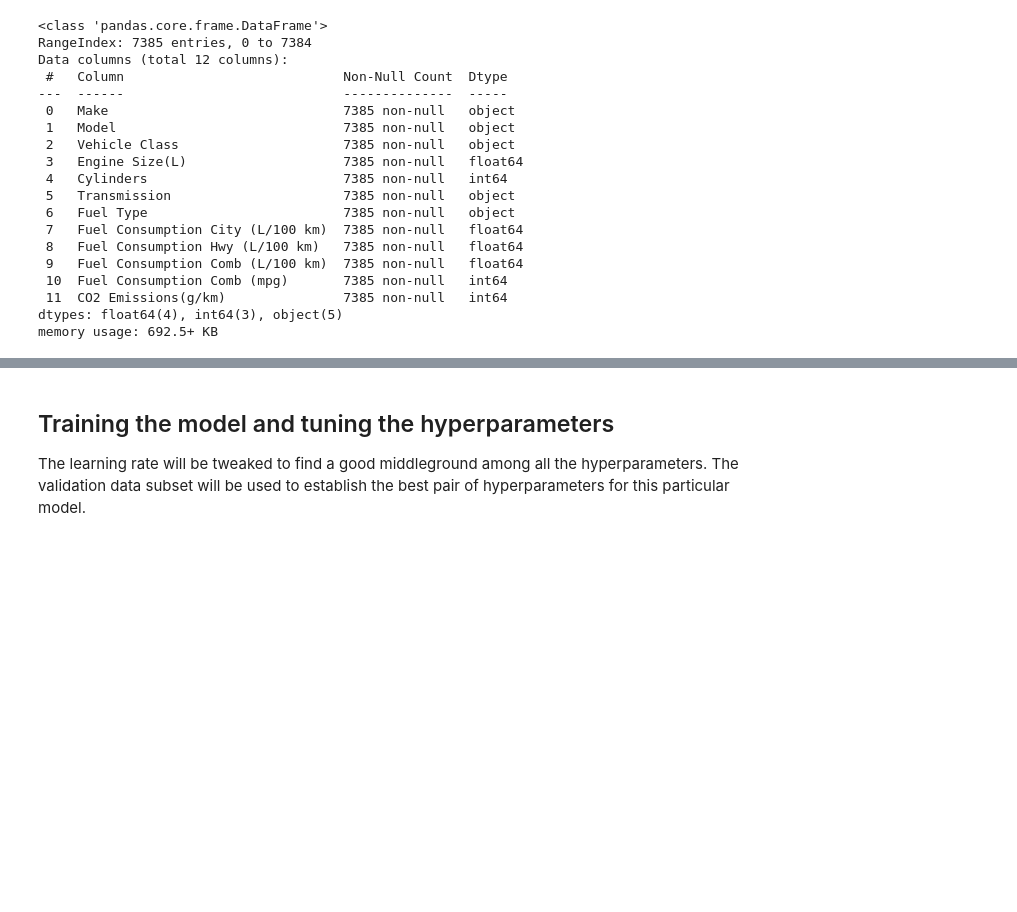
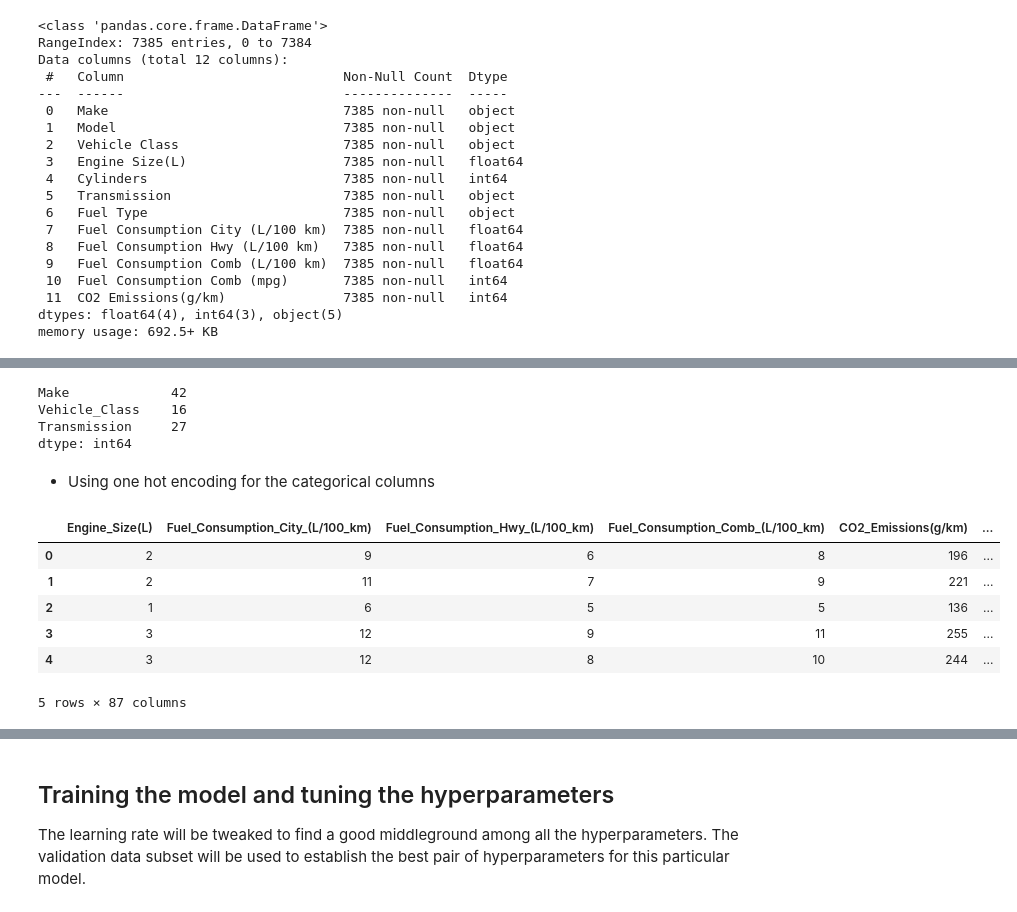
Before and after one commit to timid-angel/co2-emissions-prediction-model, a Jupyter notebook: Linear_Regression02.ipynb, the cells around one changed output, grey strips where cells are left out. Saved outputs shown, nothing was run; the diff lists cells and outputs as text; code cells hidden in the pictures; blank space fills up the shorter version.

```diff
--- a/Linear_Regression02.ipynb
+++ b/Linear_Regression02.ipynb
@@ -134,2 +141,29 @@ data.head()
+# %%
+# Lets see how many unique categories we have for the categorical columns
+categorical_columns = ['Make', 'Vehicle_Class', 'Transmission']
+unique_counts = data[categorical_columns].nunique()
+
+print(unique_counts)
+# %% [output]
+Make             42
+Vehicle_Class    16
+Transmission     27
+dtype: int64
+# %% [markdown]
+- Using one hot encoding for the categorical columns
+# %%
+
+encoded_data = pd.get_dummies(data, columns=['Make', 'Vehicle_Class', 'Transmission'], drop_first=True)
+encoded_data = encoded_data.astype(int)
+data = pd.DataFrame(encoded_data)
+data.head()
+# %% [output]
+|  | Engine_Size(L) | Fuel_Consumption_City_(L/100_km) | Fuel_Consumption_Hwy_(L/100_km) | Fuel_Consumption_Comb_(L/100_km) | CO2_Emissions(g/km) | ... |
+| 0 | 2 | 9 | 6 | 8 | 196 | ... |
+| 1 | 2 | 11 | 7 | 9 | 221 | ... |
+| 2 | 1 | 6 | 5 | 5 | 136 | ... |
+| 3 | 3 | 12 | 9 | 11 | 255 | ... |
+| 4 | 3 | 12 | 8 | 10 | 244 | ... |
+5 rows × 87 columns
 # %%
 # separate the last column and split the data
```
Also changed, not shown: parts of 7 cells of this notebook.
